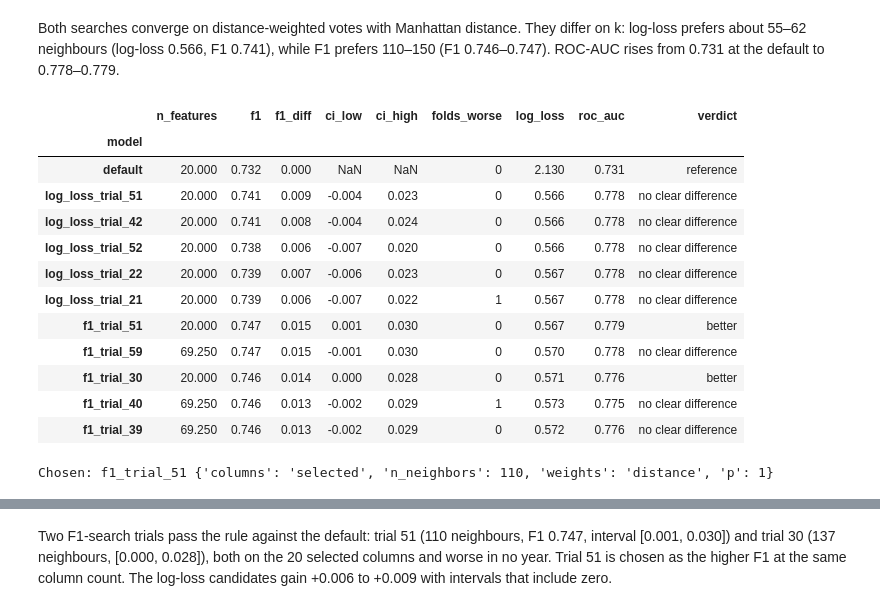
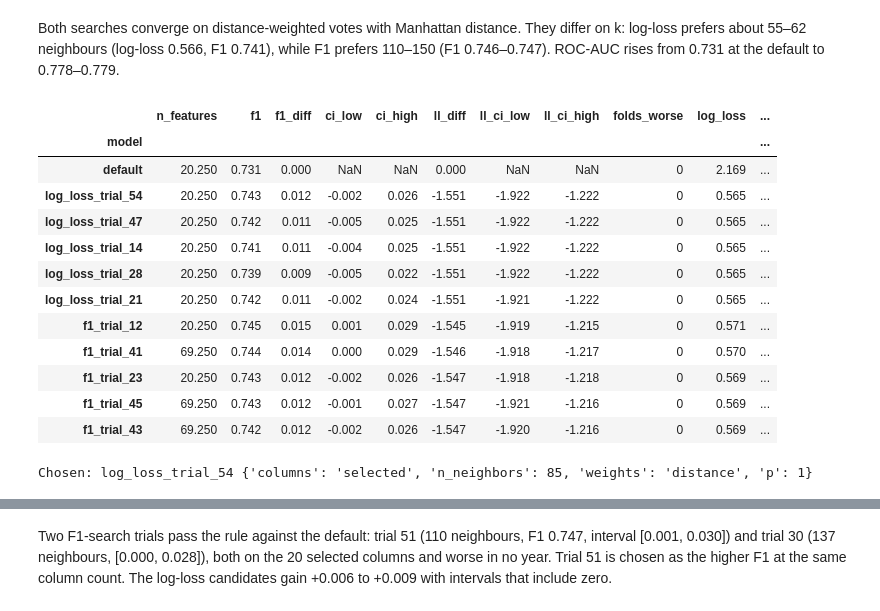
Before and after one commit to PedroHSantos20/ml-repeat-purchase, a Jupyter notebook: notebooks/04_modelling_project.ipynb, the cells around one changed output, grey strips where cells are left out. Drawn from its saved outputs; the diff is of its cells as text; code cells hidden in the pictures.

```diff
--- a/notebooks/04_modelling_project.ipynb
+++ b/notebooks/04_modelling_project.ipynb
@@ -398,35 +442,44 @@ def fast_f1(y, predicted):
     return 2 * tp / (2 * tp + np.sum(~y & predicted) + np.sum(y & ~predicted))
 
 
-def bootstrap_f1_diff(oof_ref, oof_opt, thr_ref, thr_opt, n_boot=2000, seed=RANDOM_STATE):
-    """95% interval of F1(option) - F1(reference), resampling whole customers."""
+def row_log_loss(y, p):
+    p = np.clip(p, 1e-15, 1 - 1e-15)
+    return -(y * np.log(p) + (1 - y) * np.log(1 - p))
+
+
+def bootstrap_diffs(oof_ref, oof_opt, thr_ref, thr_opt, n_boot=2000, seed=RANDOM_STATE):
+    """95% intervals of the F1 and log-loss differences (option - reference), resampling whole customers."""
     assert oof_ref["ID"].equals(oof_opt["ID"]), "Options must be scored on the same rows."
     y = oof_ref["y"].to_numpy(dtype=bool)
     pred_ref, pred_opt = oof_ref["p"].to_numpy() >= thr_ref, oof_opt["p"].to_numpy() >= thr_opt
+    ll_diff = row_log_loss(y, oof_opt["p"].to_numpy()) - row_log_loss(y, oof_ref["p"].to_numpy())
     groups = list(oof_ref.groupby("customer_id", sort=False).indices.values())
 
     rng = np.random.default_rng(seed)
-    diffs = np.empty(n_boot)
+    f1_d, ll_d = np.empty(n_boot), np.empty(n_boot)
     for b in range(n_boot):
         rows = np.concatenate([groups[i] for i in rng.integers(0, len(groups), len(groups))])
-        diffs[b] = fast_f1(y[rows], pred_opt[rows]) - fast_f1(y[rows], pred_ref[rows])
-    return np.percentile(diffs, [2.5, 97.5])
+        f1_d[b] = fast_f1(y[rows], pred_opt[rows]) - fast_f1(y[rows], pred_ref[rows])
+        ll_d[b] = ll_diff[rows].mean()
+    return np.percentile(f1_d, [2.5, 97.5]), np.percentile(ll_d, [2.5, 97.5])
 
 
 def judge(runs, reference):
-    """Scoreboard against the reference: better only if the interval is above zero and at most one fold is worse."""
+    """Scoreboard against the reference: log-loss clearly lower, F1 not clearly worse, at most one worse fold."""
     ref_table, ref_oof, ref_thr = runs[reference]
+    ref_ll = row_log_loss(ref_oof["y"].to_numpy(), ref_oof["p"].to_numpy()).mean()
     rows = []
     for name, (table, oof, thr) in runs.items():
         row = {"model": name, **summary_row(table, oof, thr)}
-        row["folds_worse"] = int((table["f1"] < ref_table["f1"]).sum())
+        row["ll_diff"] = row_log_loss(oof["y"].to_numpy(), oof["p"].to_numpy()).mean() - ref_ll
+        row["folds_worse"] = int((table["log_loss"] > ref_table["log_loss"]).sum())
         if name == reference:
-            row.update(ci_low=np.nan, ci_high=np.nan, verdict="reference")
+            row.update(ll_ci_low=np.nan, ll_ci_high=np.nan, ci_low=np.nan, ci_high=np.nan, verdict="reference")
         else:
-            lo, hi = bootstrap_f1_diff(ref_oof, oof, ref_thr, thr)
-            verdict = ("better" if lo > 0 and row["folds_worse"] <= 1
-                       else "worse" if hi < 0 else "no clear difference")
-            row.update(ci_low=lo, ci_high=hi, verdict=verdict)
+            (lo, hi), (ll_lo, ll_hi) = bootstrap_diffs(ref_oof, oof, ref_thr, thr)
+            verdict = ("better" if ll_hi < 0 and hi >= 0 and row["folds_worse"] <= 1
+                       else "worse" if ll_lo > 0 or hi < 0 else "no clear difference")
+            row.update(ll_ci_low=ll_lo, ll_ci_high=ll_hi, ci_low=lo, ci_high=hi, verdict=verdict)
         rows.append(row)
 
     board = pd.DataFrame(rows).set_index("model")
@@ -519,7 +572,7 @@ Gaussian Naive Bayes assumes that, within each class, every column is normal and
 tr, _ = folds[-1]
 nb_prep = build_linear_pipeline(GaussianNB(), select=False).named_steps["prep"]
 X_nb = pd.DataFrame(
-    nb_prep.fit_transform(dev.iloc[tr][linear_inputs]),
+    nb_prep.fit_transform(dev.iloc[tr][linear_inputs], dev.iloc[tr][target]),
     columns=nb_prep.get_feature_names_out(),
 )
 y_nb = dev.iloc[tr][target].to_numpy()
@@ -959,12 +1012,12 @@ def shortlist(studies, cache, make_model, k=5):
 
 
 def choose_winner(runs, reference):
-    """Keep the reference unless a candidate is better; among better ones, fewer columns then higher F1."""
+    """Keep the reference unless a candidate is better; among better ones, fewer columns then lower log-loss."""
     board = judge(runs, reference)
     better = board.index[board["verdict"] == "better"].tolist()
     if not better:
         return reference, board
-    best = board.loc[better].sort_values(["n_features", "f1"], ascending=[True, False]).index[0]
+    best = board.loc[better].sort_values(["n_features", "ll_diff"], ascending=[True, True]).index[0]
     return best, board
 # %% [markdown]
 ### Tuned references and tracking
@@ -1344,26 +1397,26 @@ Both searches converge on distance-weighted votes with Manhattan distance. They
 # %%
 knn_candidates = shortlist(study_knn, get_knn_cache, make_knn)
 runs = {"default": knn_runs["knn_selected"], **{name: run for name, (run, _) in knn_candidates.items()}}
 chosen_knn, board_knn_tuned = choose_winner(runs, reference="default")
 knn_params = knn_candidates[chosen_knn][1] if chosen_knn != "default" else {}
 
-display(board_knn_tuned[["n_features", "f1", "f1_diff", "ci_low", "ci_high", "folds_worse", "log_loss", "roc_auc", "verdict"]])
+display(board_knn_tuned[["n_features", "f1", "f1_diff", "ci_low", "ci_high", "ll_diff", "ll_ci_low", "ll_ci_high", "folds_worse", "log_loss", "roc_auc", "verdict"]])
 print(f"Chosen: {chosen_knn} {knn_params}")
 # %% [output]
-|  | n_features | f1 | f1_diff | ci_low | ci_high | folds_worse | log_loss | roc_auc | verdict |
-| model |  |  |  |  |  |  |  |  |  |
-| default | 20.000 | 0.732 | 0.000 | NaN | NaN | 0 | 2.130 | 0.731 | reference |
-| log_loss_trial_51 | 20.000 | 0.741 | 0.009 | -0.004 | 0.023 | 0 | 0.566 | 0.778 | no clear difference |
-| log_loss_trial_42 | 20.000 | 0.741 | 0.008 | -0.004 | 0.024 | 0 | 0.566 | 0.778 | no clear difference |
-| log_loss_trial_52 | 20.000 | 0.738 | 0.006 | -0.007 | 0.020 | 0 | 0.566 | 0.778 | no clear difference |
-| log_loss_trial_22 | 20.000 | 0.739 | 0.007 | -0.006 | 0.023 | 0 | 0.567 | 0.778 | no clear difference |
-| log_loss_trial_21 | 20.000 | 0.739 | 0.006 | -0.007 | 0.022 | 1 | 0.567 | 0.778 | no clear difference |
-| f1_trial_51 | 20.000 | 0.747 | 0.015 | 0.001 | 0.030 | 0 | 0.567 | 0.779 | better |
-| f1_trial_59 | 69.250 | 0.747 | 0.015 | -0.001 | 0.030 | 0 | 0.570 | 0.778 | no clear difference |
-| f1_trial_30 | 20.000 | 0.746 | 0.014 | 0.000 | 0.028 | 0 | 0.571 | 0.776 | better |
-| f1_trial_40 | 69.250 | 0.746 | 0.013 | -0.002 | 0.029 | 1 | 0.573 | 0.775 | no clear difference |
-| f1_trial_39 | 69.250 | 0.746 | 0.013 | -0.002 | 0.029 | 0 | 0.572 | 0.776 | no clear difference |
+|  | n_features | f1 | f1_diff | ci_low | ci_high | ll_diff | ll_ci_low | ll_ci_high | folds_worse | log_loss | ... |
+| model |  |  |  |  |  |  |  |  |  |  | ... |
+| default | 20.250 | 0.731 | 0.000 | NaN | NaN | 0.000 | NaN | NaN | 0 | 2.169 | ... |
+| log_loss_trial_54 | 20.250 | 0.743 | 0.012 | -0.002 | 0.026 | -1.551 | -1.922 | -1.222 | 0 | 0.565 | ... |
+| log_loss_trial_47 | 20.250 | 0.742 | 0.011 | -0.005 | 0.025 | -1.551 | -1.922 | -1.222 | 0 | 0.565 | ... |
+| log_loss_trial_14 | 20.250 | 0.741 | 0.011 | -0.004 | 0.025 | -1.551 | -1.922 | -1.222 | 0 | 0.565 | ... |
+| log_loss_trial_28 | 20.250 | 0.739 | 0.009 | -0.005 | 0.022 | -1.551 | -1.922 | -1.222 | 0 | 0.565 | ... |
+| log_loss_trial_21 | 20.250 | 0.742 | 0.011 | -0.002 | 0.024 | -1.551 | -1.921 | -1.222 | 0 | 0.565 | ... |
+| f1_trial_12 | 20.250 | 0.745 | 0.015 | 0.001 | 0.029 | -1.545 | -1.919 | -1.215 | 0 | 0.571 | ... |
+| f1_trial_41 | 69.250 | 0.744 | 0.014 | 0.000 | 0.029 | -1.546 | -1.918 | -1.217 | 0 | 0.570 | ... |
+| f1_trial_23 | 20.250 | 0.743 | 0.012 | -0.002 | 0.026 | -1.547 | -1.918 | -1.218 | 0 | 0.569 | ... |
+| f1_trial_45 | 69.250 | 0.743 | 0.012 | -0.001 | 0.027 | -1.547 | -1.921 | -1.216 | 0 | 0.569 | ... |
+| f1_trial_43 | 69.250 | 0.742 | 0.012 | -0.002 | 0.026 | -1.547 | -1.920 | -1.216 | 0 | 0.569 | ... |
-Chosen: f1_trial_51 {'columns': 'selected', 'n_neighbors': 110, 'weights': 'distance', 'p': 1}
+Chosen: log_loss_trial_54 {'columns': 'selected', 'n_neighbors': 85, 'weights': 'distance', 'p': 1}
 # %%
 tuned_runs["knn"] = runs[chosen_knn]
 default_of["knn"] = knn_runs["knn_selected"]
```
Also changed, not shown: parts of 51 cells of this notebook, 29 other files.
